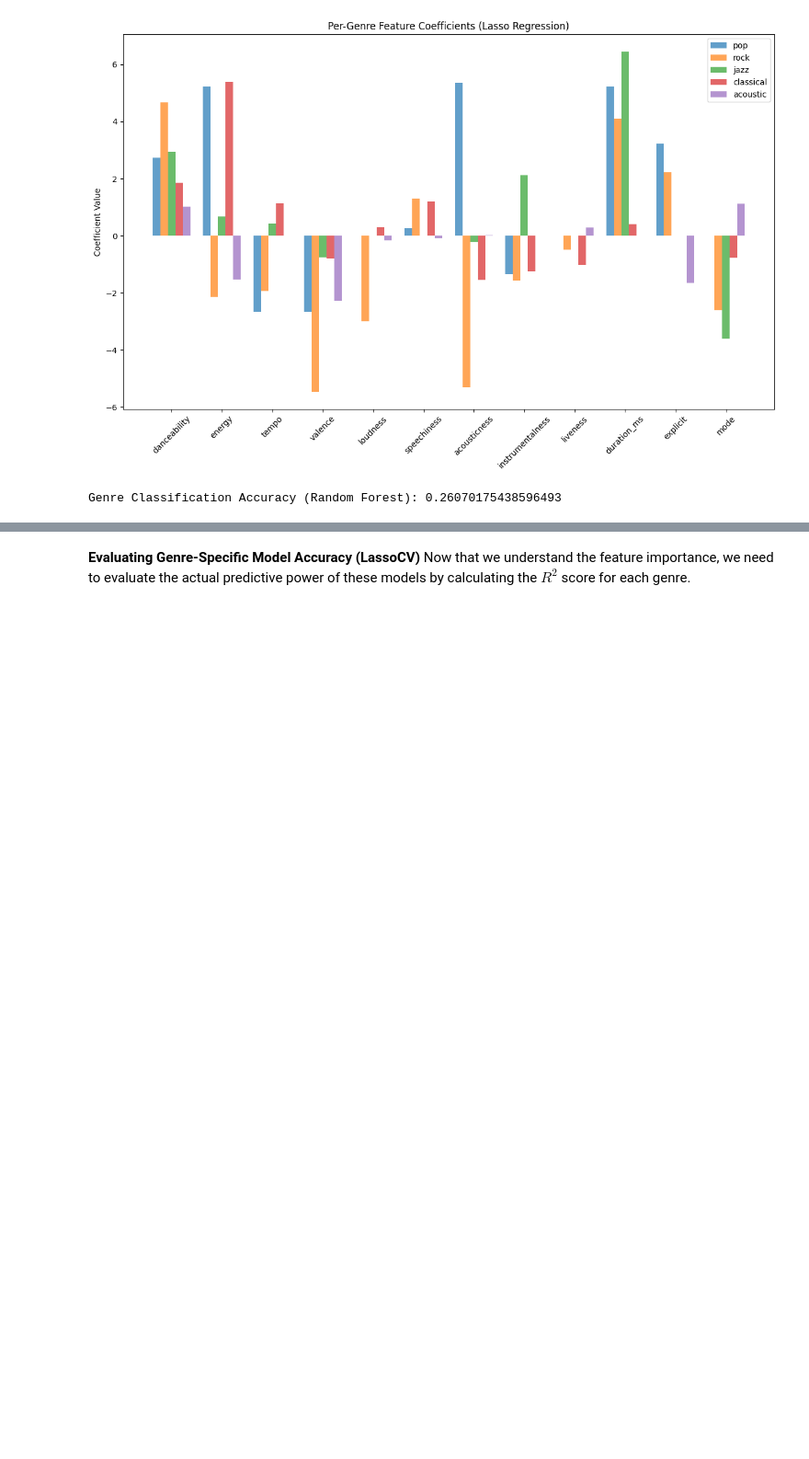
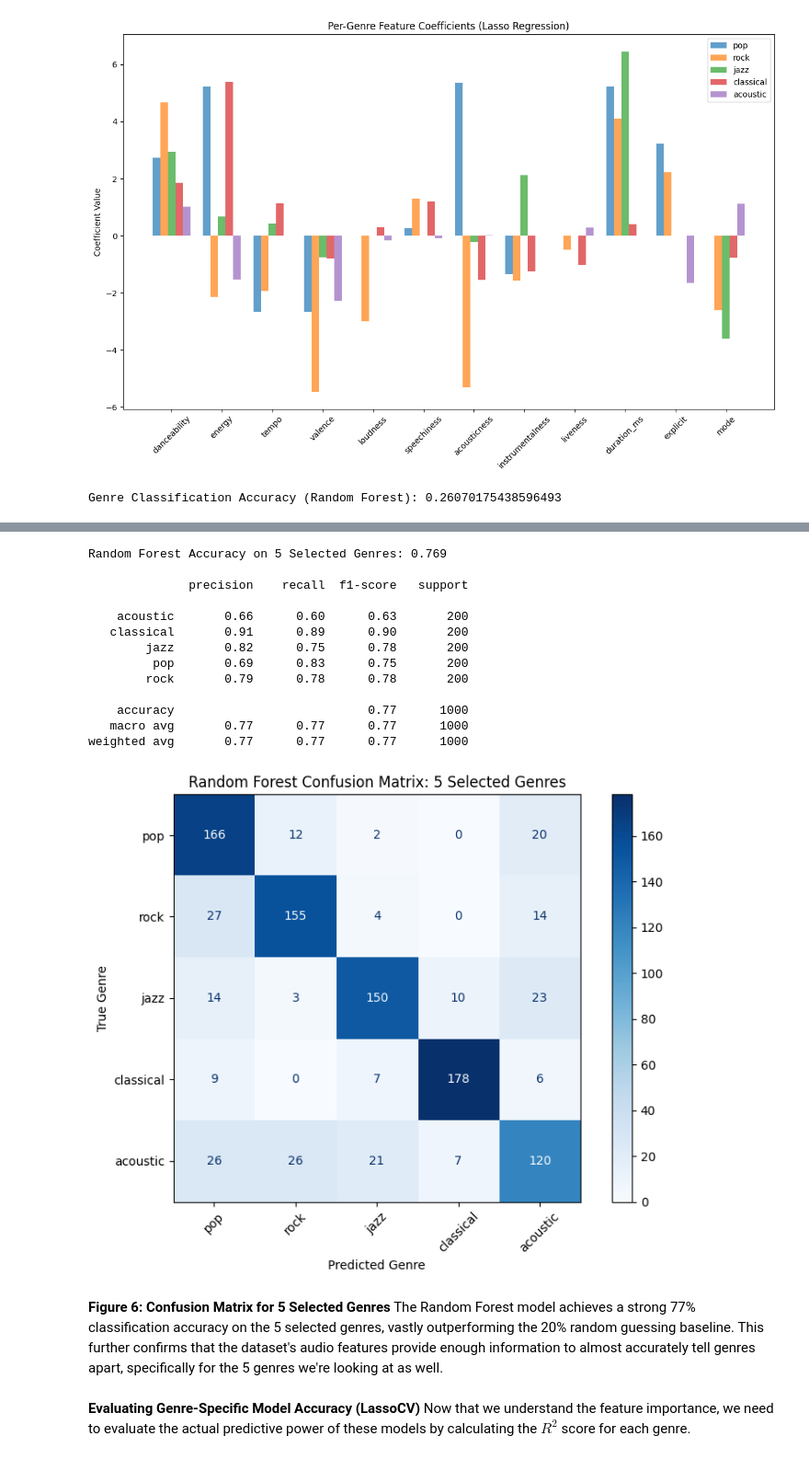
Before and after one commit to jonathand2028/Spotify-Track-Popularity-Analysis, a Jupyter notebook: main.ipynb, the cells around one changed output, grey strips where cells are left out. Shown at 92% size. Drawn from its saved outputs; the diff is of its cells as text; code cells hidden in the pictures; blank space fills up the shorter version.

```diff
--- a/main.ipynb
+++ b/main.ipynb
@@ -374,3 +374,82 @@ The grouped bar chart visually shows that different genres rely on completely di
+# %%
+selected_genres = ["pop", "rock", "jazz", "classical", "acoustic"]
+
+df_five = df[df["track_genre"].isin(selected_genres)].copy()
+
+X_five = df_five[base_features]
+y_five = df_five["track_genre"]
+
+X_train_five, X_test_five, y_train_five, y_test_five = train_test_split(
+    X_five,
+    y_five,
+    test_size=0.2,
+    random_state=42,
+    stratify=y_five
+)
+
+scaler = StandardScaler()
+
+X_train_five_scaled = scaler.fit_transform(X_train_five)
+X_test_five_scaled = scaler.transform(X_test_five)
+
+rf_five = RandomForestClassifier(
+    n_estimators=200,
+    random_state=42
+)
+
+rf_five.fit(X_train_five_scaled, y_train_five)
+
+y_pred_five = rf_five.predict(X_test_five_scaled)
+
+accuracy = accuracy_score(y_test_five, y_pred_five)
+
+print("Random Forest Accuracy on 5 Selected Genres:", accuracy)
+print()
+print(classification_report(y_test_five, y_pred_five))
+
+cm = confusion_matrix(
+    y_test_five,
+    y_pred_five,
+    labels=selected_genres
+)
+
+disp = ConfusionMatrixDisplay(
+    confusion_matrix=cm,
+    display_labels=selected_genres
+)
+
+fig, ax = plt.subplots(figsize=(8, 6))
+
+disp.plot(
+    ax=ax,
+    cmap="Blues",
+    values_format="d"
+)
+
+plt.title("Random Forest Confusion Matrix: 5 Selected Genres")
+plt.xlabel("Predicted Genre")
+plt.ylabel("True Genre")
+plt.xticks(rotation=45)
+plt.tight_layout()
+plt.show()
+# %% [output]
+Random Forest Accuracy on 5 Selected Genres: 0.769
+
+              precision    recall  f1-score   support
+
+    acoustic       0.66      0.60      0.63       200
+   classical       0.91      0.89      0.90       200
+        jazz       0.82      0.75      0.78       200
+         pop       0.69      0.83      0.75       200
+        rock       0.79      0.78      0.78       200
+
+    accuracy                           0.77      1000
+   macro avg       0.77      0.77      0.77      1000
+weighted avg       0.77      0.77      0.77      1000
+[figure, added]
+# %% [markdown]
+**Figure 6: Confusion Matrix for 5 Selected Genres**
+The Random Forest model achieves a strong 77% classification accuracy on the 5 selected genres, vastly outperforming the 20% random guessing baseline. This further confirms that the dataset's audio features provide enough information to almost accurately tell genres apart, specifically for the 5 genres we're looking at as well.
 # %% [markdown]
 **Evaluating Genre-Specific Model Accuracy (LassoCV)**
 Now that we understand the feature importance, we need to evaluate the actual predictive power of these models by calculating the $R^2$ score for each genre.
```
Also changed, not shown: parts of 9 cells of this notebook.
